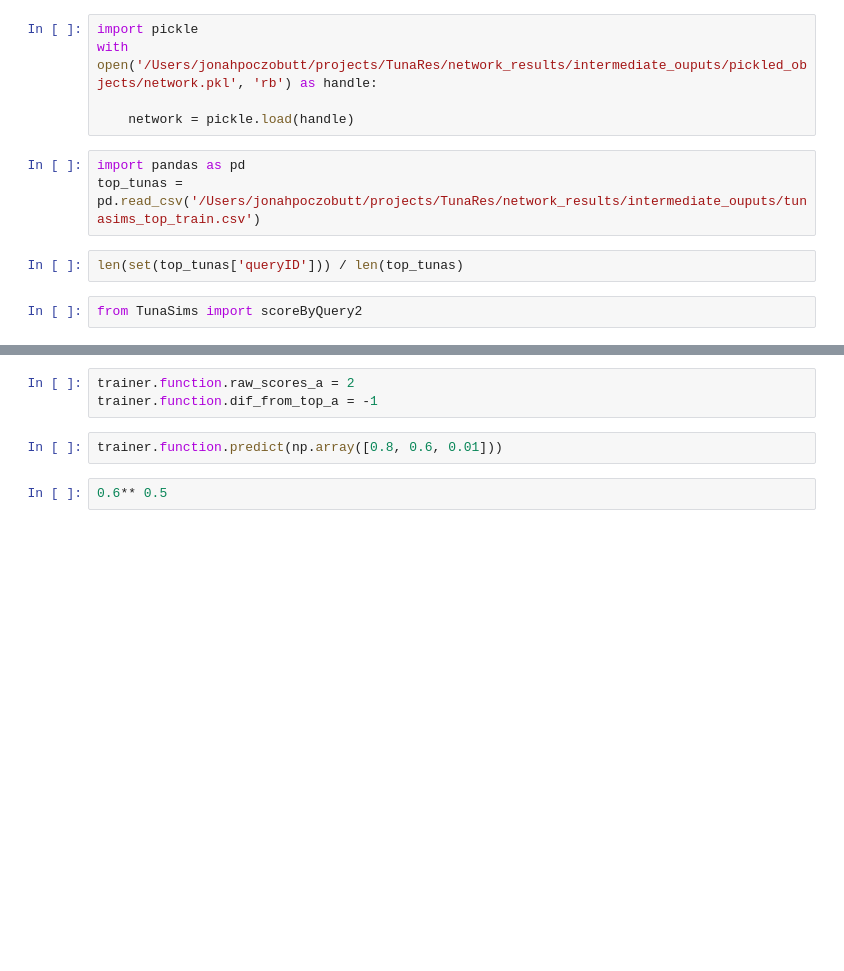
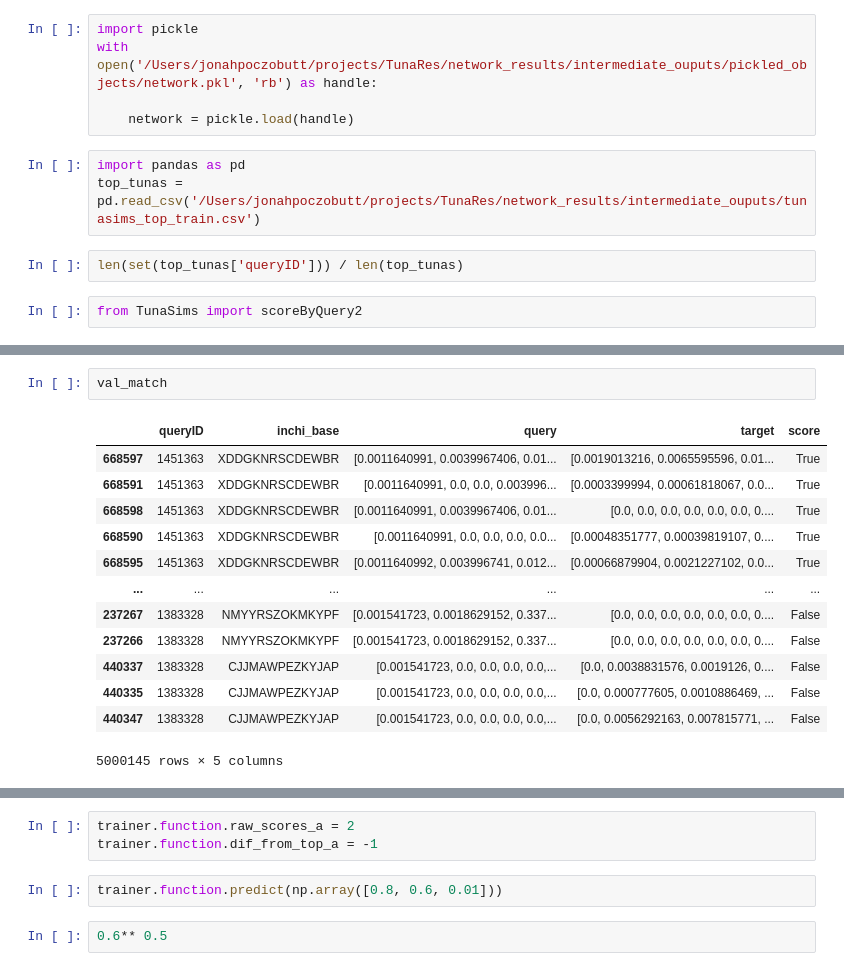
Before and after one commit to Jbug1/TunaSim, a Jupyter notebook: Untitled-1.ipynb, the cells around one changed output, grey strips where cells are left out. Drawn from its saved outputs; the diff is of its cells as text; blank space fills up the shorter version.

```diff
--- a/Untitled-1.ipynb
+++ b/Untitled-1.ipynb
@@ -187 +165,17 @@ input_data
+# %%
+val_match
+# %% [output]
+|  | queryID | inchi_base | query | target | score |
+| 668597 | 1451363 | XDDGKNRSCDEWBR | [0.0011640991, 0.0039967406, 0.01... | [0.0019013216, 0.0065595596, 0.01... | True |
+| 668591 | 1451363 | XDDGKNRSCDEWBR | [0.0011640991, 0.0, 0.0, 0.003996... | [0.0003399994, 0.00061818067, 0.0... | True |
+| 668598 | 1451363 | XDDGKNRSCDEWBR | [0.0011640991, 0.0039967406, 0.01... | [0.0, 0.0, 0.0, 0.0, 0.0, 0.0, 0.... | True |
+| 668590 | 1451363 | XDDGKNRSCDEWBR | [0.0011640991, 0.0, 0.0, 0.0, 0.0... | [0.00048351777, 0.00039819107, 0.... | True |
+| 668595 | 1451363 | XDDGKNRSCDEWBR | [0.0011640992, 0.003996741, 0.012... | [0.00066879904, 0.0021227102, 0.0... | True |
+| ... | ... | ... | ... | ... | ... |
+| 237267 | 1383328 | NMYYRSZOKMKYPF | [0.001541723, 0.0018629152, 0.337... | [0.0, 0.0, 0.0, 0.0, 0.0, 0.0, 0.... | False |
+| 237266 | 1383328 | NMYYRSZOKMKYPF | [0.001541723, 0.0018629152, 0.337... | [0.0, 0.0, 0.0, 0.0, 0.0, 0.0, 0.... | False |
+| 440337 | 1383328 | CJJMAWPEZKYJAP | [0.001541723, 0.0, 0.0, 0.0, 0.0,... | [0.0, 0.0038831576, 0.0019126, 0.... | False |
+| 440335 | 1383328 | CJJMAWPEZKYJAP | [0.001541723, 0.0, 0.0, 0.0, 0.0,... | [0.0, 0.000777605, 0.0010886469, ... | False |
+| 440347 | 1383328 | CJJMAWPEZKYJAP | [0.001541723, 0.0, 0.0, 0.0, 0.0,... | [0.0, 0.0056292163, 0.007815771, ... | False |
+5000145 rows × 5 columns
 # %%
```
Also changed, not shown: parts of 15 cells of this notebook, 6 other files.
